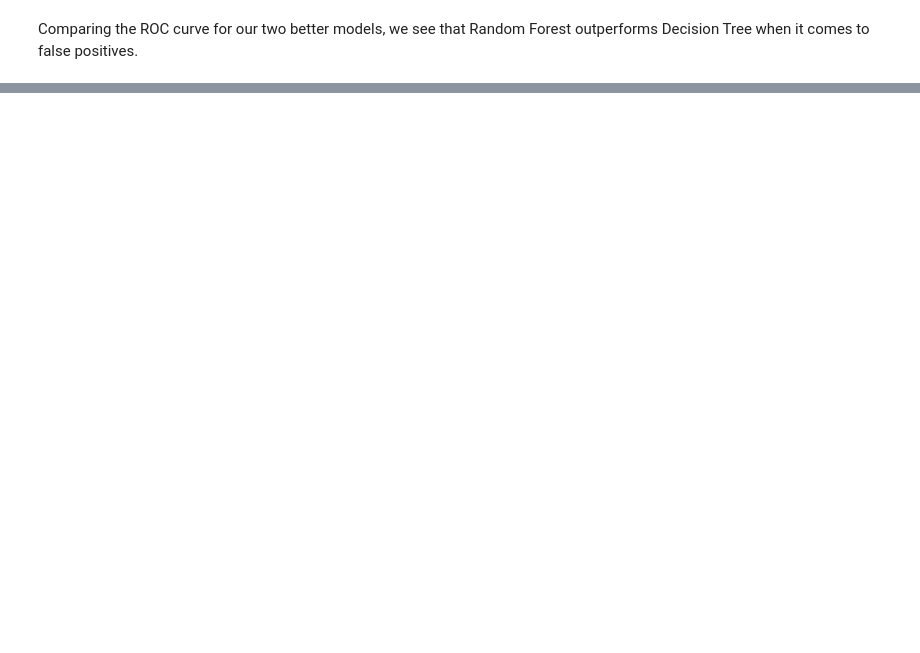
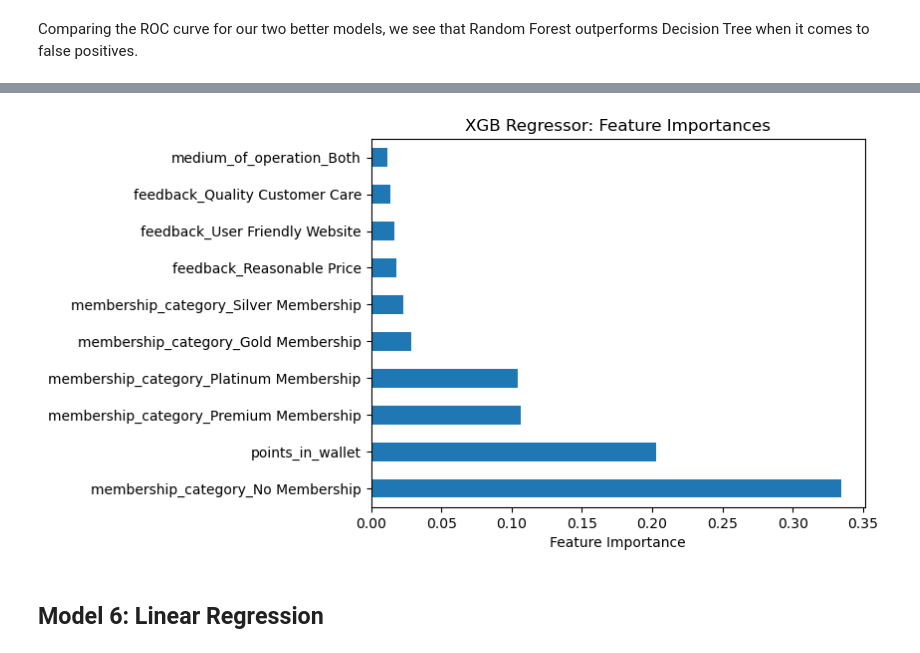
Before and after one commit to npagrawal/Churn-Rate-Machine-Learning, a Jupyter notebook: Notebook Scratch.ipynb, the cells around one changed output, grey strips where cells are left out. Drawn from its saved outputs; the diff is of its cells as text; code cells hidden in the pictures; blank space fills up the shorter version.

```diff
--- a/Notebook Scratch.ipynb
+++ b/Notebook Scratch.ipynb
@@ -382,0 +386,21 @@ cvtree.best_score_
+# %%
+# transform numeric columns with median imputation and Standard Scaler
+X_train[num_cols] = X_train[num_cols].fillna(X_train[num_cols].median())
+X_test[num_cols] = X_test[num_cols].fillna(X_test[num_cols].median())
+
+ss = StandardScaler()
+X_train[num_cols] = ss.fit_transform(X_train[num_cols])
+X_test[num_cols] = ss.fit_transform(X_test[num_cols])
+
+# transform categorical columns with One Hot Encoder
+X_train[cat_cols] = X_train[cat_cols].fillna(X_train[num_cols].mode())
+X_test[cat_cols] = X_test[cat_cols].fillna(X_test[num_cols].mode())
+
+X_train = pd.get_dummies(X_train, drop_first=True)
+X_test = pd.get_dummies(X_test, drop_first=True)
+# %%
+params = {'max_depth': [3,4, 5], 'learning_rate': [.1, .3, .5],
+          'gamma': [0,5,10], 'colsample_bynode': [.5, .75, 1], 'n_estimators': [50,100, 150] }
+cv = GridSearchCV(estimator = XGBRegressor(objective='reg:squarederror'), scoring='neg_mean_absolute_error',
+                  param_grid = params, cv = 5)
+cv.fit(X_train, y_train);
@@ -382,0 +425,5 @@ cvtree.best_score_
+# %%
+best_regressor = cv.best_estimator_
+best_regressor.fit(X_train, y_train)
+y_pred_train = best_regressor.predict(X_train)
+y_pred_test = best_regressor.predict(X_test)
@@ -382,0 +449,4 @@ cvtree.best_score_
+# %%
+feat_imp = pd.Series(best_regressor.feature_importances_,
+             index = X_train.columns).sort_values(ascending = False)
+feat_imp.head(10)
@@ -382,0 +465,10 @@ cvtree.best_score_
+# %%
+fig, ax = plt.subplots()
+feat_imp.head(10).plot(kind = 'barh', ax = ax)
+ax.set_xlabel('Feature Importance')
+ax.set_title('XGB Regressor: Feature Importances')
+plt.show()
+# %% [output]
+[figure, added]
+# %% [markdown]
+## Model 6: Linear Regression
```
Also changed, not shown: parts of 34 cells of this notebook.
